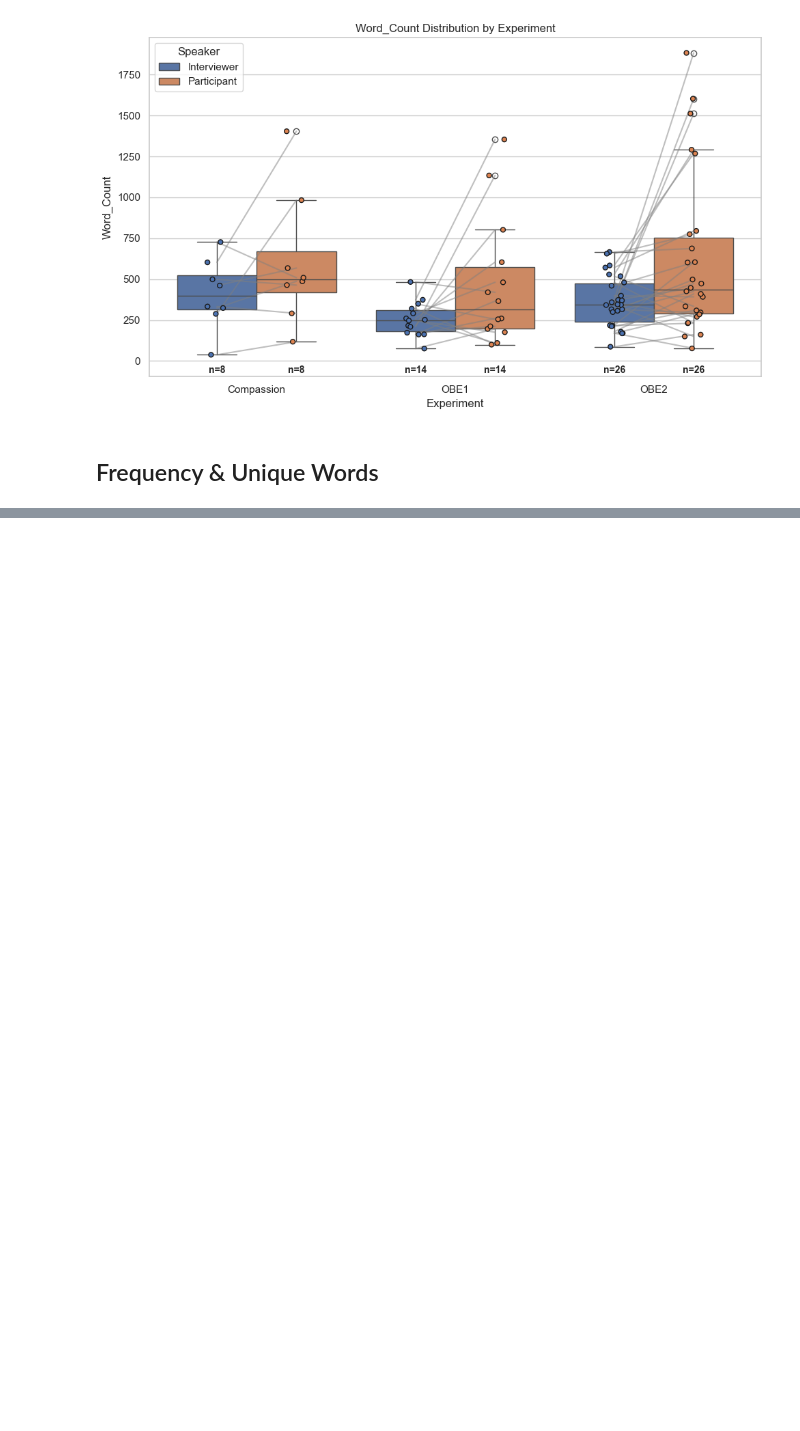
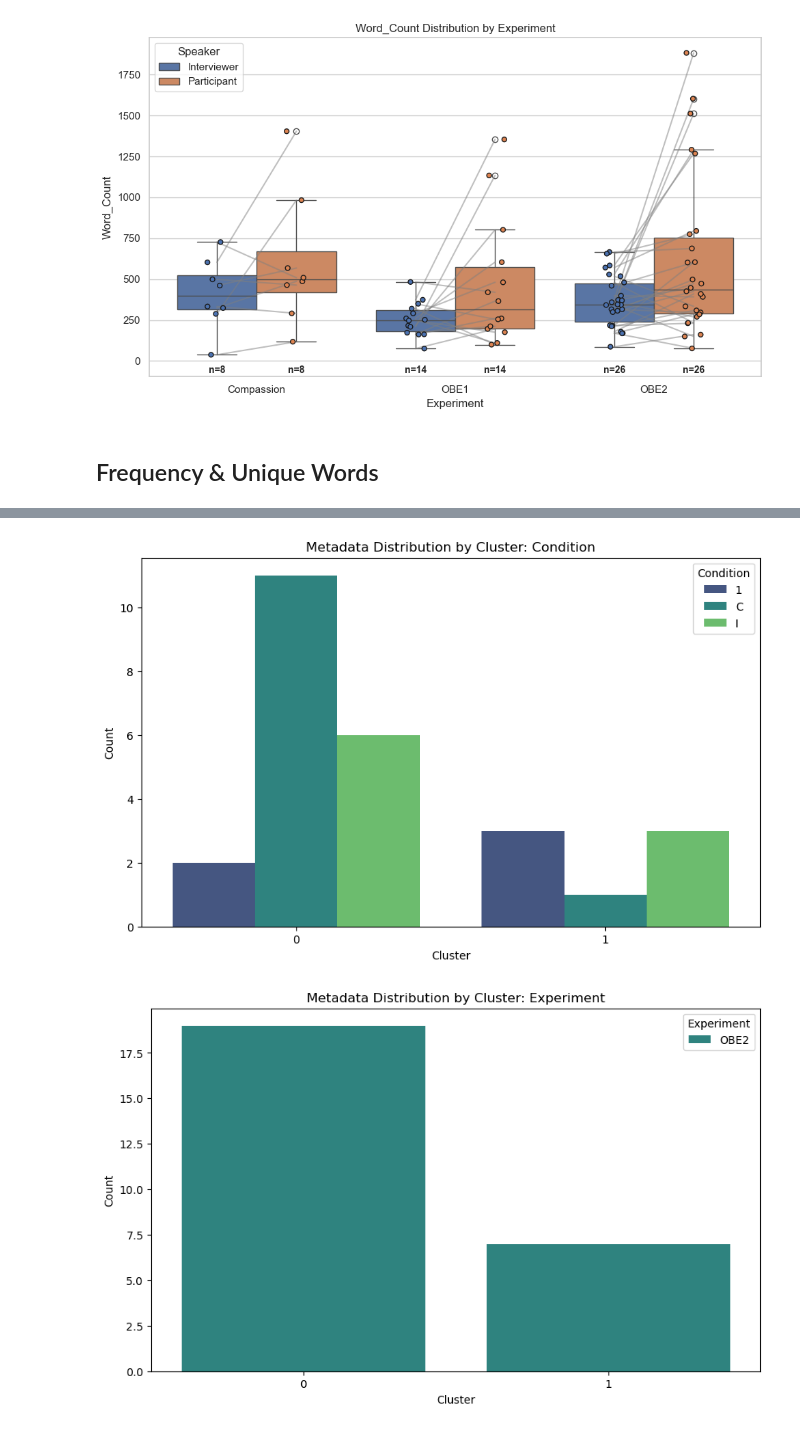
Before and after one commit to AfroDeivid/automatic-interviews-processing, a Jupyter notebook: src/analysis.ipynb, the cells around one changed output, grey strips where cells are left out. Cells and saved outputs as stored; diff of their text form; code cells hidden in the pictures; blank space fills up the shorter version.

```diff
--- a/src/analysis.ipynb
+++ b/src/analysis.ipynb
@@ -200,25 +104,0 @@ def display_topics(lda_model, vectorizer, num_words=10):
-# %%
-for experiment in df_participant["Experiment"].unique():
-
-    lda_model = experiment_models[experiment]['lda_model']
-    vectorizer = experiment_models[experiment]['vectorizer']
-    topic_matrix = experiment_models[experiment]['topic_matrix']
-
-    print(f"Topics for {experiment}:")
-    experiment_topics = display_topics(lda_model, vectorizer)
-
-    # Visualize topic distribution per participant
-    topic_columns = [f"Topic_{i+1}" for i in range(topic_matrix.shape[1])]
-    for i, col in enumerate(topic_columns):
-        experiment_data[col] = topic_matrix[:, i]
-
-    # Set participant IDs as index for the heatmap
-    heatmap_data = experiment_data.set_index('Id')[topic_columns]
-
-    # Plot heatmap
-    plt.figure(figsize=(10, 8))
-    sns.heatmap(heatmap_data, cmap="viridis", annot=True, fmt=".2f", cbar_kws={'label': 'Proportion'})
-    plt.title(f"Topic Distribution Per Participant in {experiment}")
-    plt.xlabel("Topics")
-    plt.ylabel("Participant ID")
-    plt.show()
@@ -284,0 +197,5 @@ body feel felt im time bit actually second thing feeling
+# %%
+visualize_metadata_distribution(df_tf, metadata_cols=['Condition', 'Experiment'])
+# %% [output]
+[figure, added]
+[figure, added]
```
Also changed, not shown: parts of 40 cells of this notebook, 12 other files.
